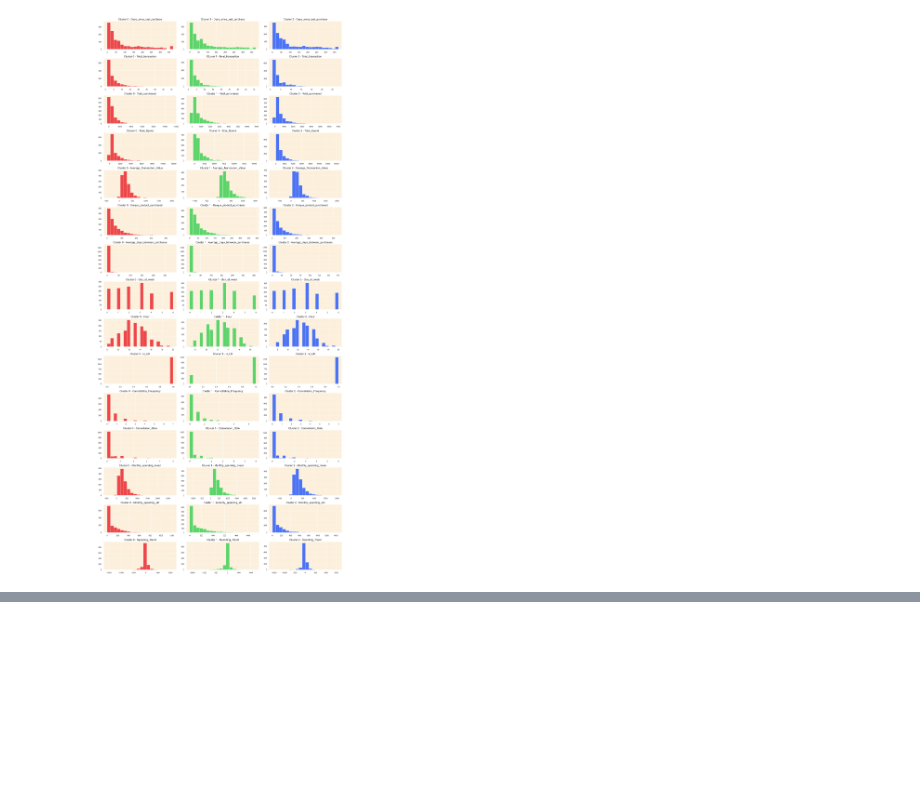
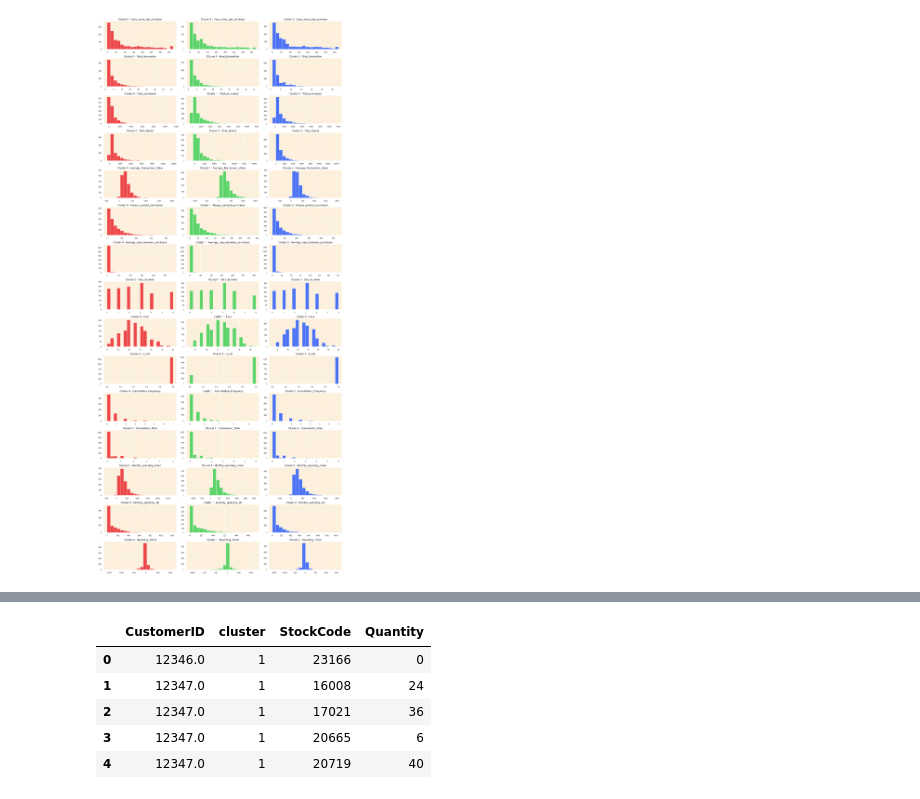
Before and after one commit to Suryasadasivam/Customer-Segmentation-, a Jupyter notebook: customer_segmentation.ipynb, the cells around one changed output, grey strips where cells are left out. Drawn from its saved outputs; the diff is of its cells as text; code cells hidden in the pictures; blank space fills up the shorter version.

```diff
--- a/customer_segmentation.ipynb
+++ b/customer_segmentation.ipynb
@@ -1964,0 +2015,11 @@ plt.show()
+# %%
+ #Step 5: Create a record of products purchased by each customer in each cluster
+customer_purchases = merged_data.groupby(['CustomerID', 'cluster', 'StockCode'])['Quantity'].sum().reset_index()
+customer_purchases.head()
+# %% [output]
+|  | CustomerID | cluster | StockCode | Quantity |
+| 0 | 12346.0 | 1 | 23166 | 0 |
+| 1 | 12347.0 | 1 | 16008 | 24 |
+| 2 | 12347.0 | 1 | 17021 | 36 |
+| 3 | 12347.0 | 1 | 20665 | 6 |
+| 4 | 12347.0 | 1 | 20719 | 40 |
```
Also changed, not shown: parts of 8 cells of this notebook.
